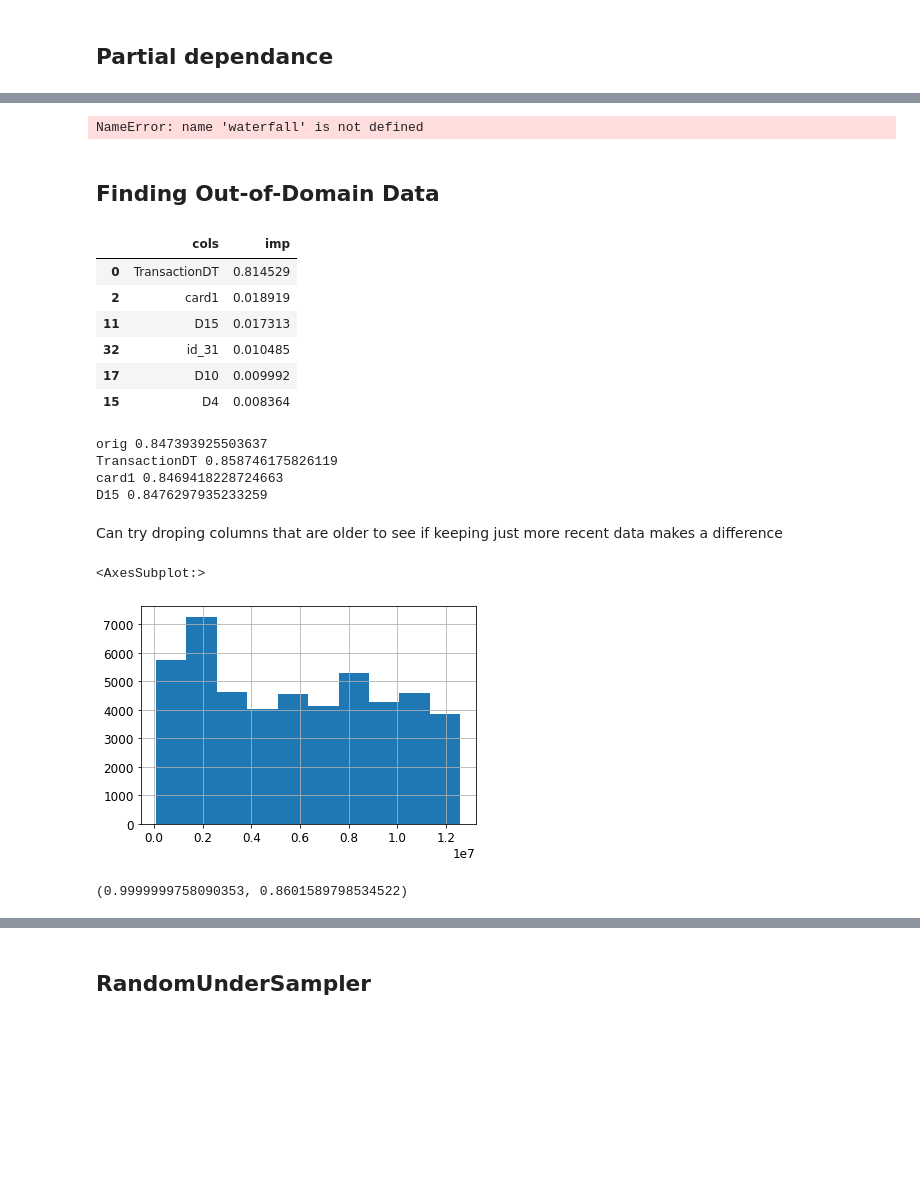
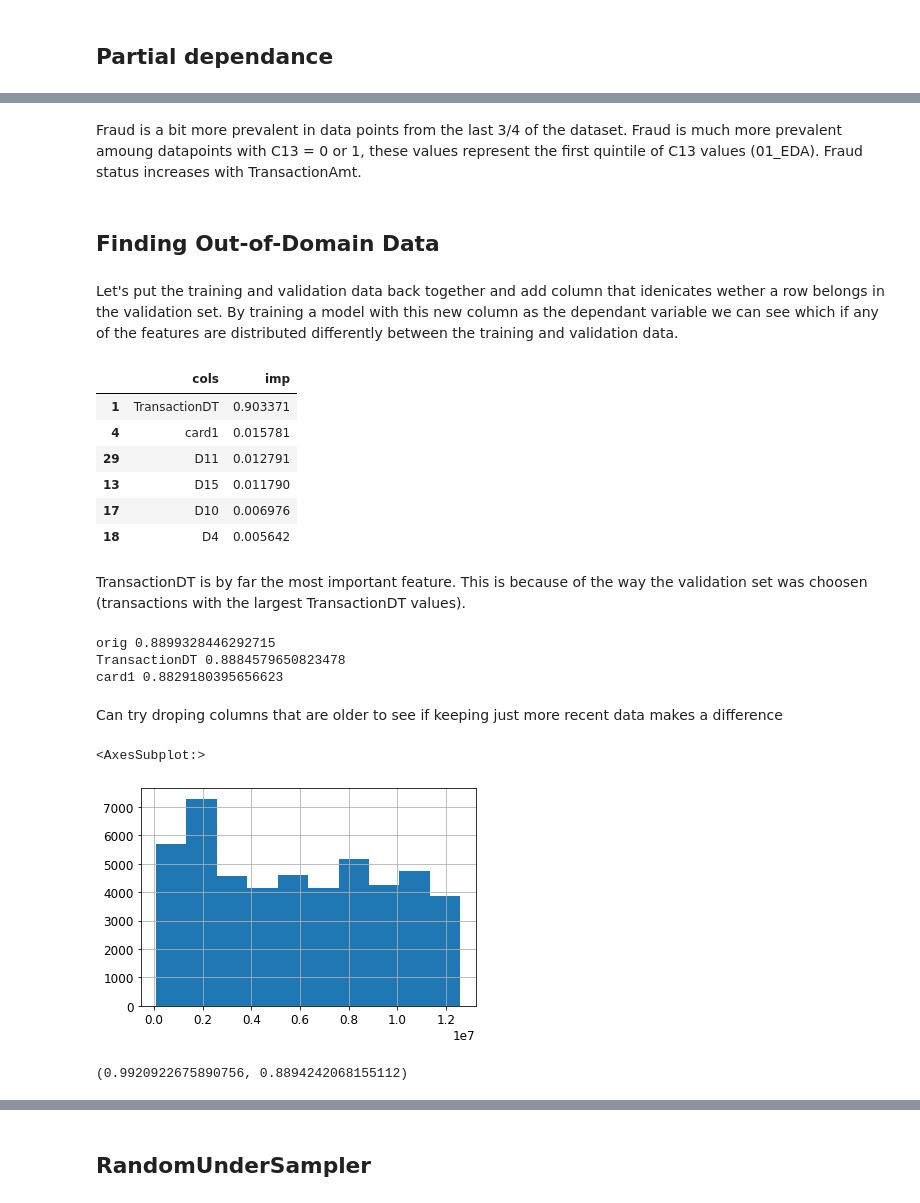
Before and after one commit to BoronII/fraud-detection-pytorch-scikit-fastai, a Jupyter notebook: 02_RF without feature engineering and without V features.ipynb, the cells around one changed output, grey strips where cells are left out. Saved outputs shown, nothing was run; the diff lists cells and outputs as text; code cells hidden in the pictures; blank space fills up the shorter version.

```diff
--- a/02_RF without feature engineering and without V features.ipynb
+++ b/02_RF without feature engineering and without V features.ipynb
@@ -959,3 +939,3 @@ xs_final.shape, valid_xs_final.shape
 # %%
-xs_final = (path/'xs_final.pkl').load()
-valid_xs_final = (path/'valid_xs_final.pkl').load()
+xs_imp = (path/'xs_imp.pkl').load()
+valid_xs_imp = (path/'valid_xs_imp.pkl').load()
@@ -1052,41 +987,51 @@ assert torch.allclose(torch.tensor(prediction[0,1]), torch.tensor(bias[0,1] + co
-# %%
-waterfall(valid_xs_final.columns, contributions[1][:,1], threshold=0.08,
-          rotation_value=90, formatting='{:,.3f}')
-# %% [output]
-NameError: name 'waterfall' is not defined
+# %% [markdown]
+Fraud is a bit more prevalent in data points from the last 3/4 of the dataset.
+Fraud is much more prevalent amoung datapoints with C13 = 0 or 1, these values represent the first quintile of C13 values (01_EDA). Fraud status increases with TransactionAmt.
 # %% [markdown]
 ## Finding Out-of-Domain Data
+# %% [markdown]
+Let's put the training and validation data back together and add column that idenicates wether a row belongs in the validation set. By training a model with this new column as the dependant variable we can see which if any of the features are distributed differently between the training and validation data.
 # %%
-df_dom = pd.concat([xs_final, valid_xs_final])
-is_valid = np.array([0]*len(xs_final) + [1]*len(valid_xs_final))
+df_dom = pd.concat([xs_imp, valid_xs_imp])
+is_valid = np.array([0]*len(xs_imp) + [1]*len(valid_xs_imp))
 
-m = rf(df_dom, is_valid)
+m = rf(df_dom, is_valid, n_estimators=200,
+       class_weight='balanced', criterion='entropy',
+       max_features='sqrt', max_leaf_nodes=500,
+       min_samples_split=5, min_samples_leaf=5)
 rf_feature_importance(m, df_dom)[:6]
 # %% [output]
 |  | cols | imp |
-| 0 | TransactionDT | 0.814529 |
-| 2 | card1 | 0.018919 |
-| 11 | D15 | 0.017313 |
-| 32 | id_31 | 0.010485 |
-| 17 | D10 | 0.009992 |
-| 15 | D4 | 0.008364 |
+| 1 | TransactionDT | 0.903371 |
+| 4 | card1 | 0.015781 |
+| 29 | D11 | 0.012791 |
+| 13 | D15 | 0.011790 |
+| 17 | D10 | 0.006976 |
+| 18 | D4 | 0.005642 |
+# %% [markdown]
+TransactionDT is by far the most important feature. This is because of the way the validation set was choosen (transactions with the largest TransactionDT values).
 # %%
-m = rf(xs_final, y, n_estimators=200,  criterion='entropy', class_weight='balanced')
-print('orig', m_roc(valid_y, valid_xs_final))
+m = rf(xs_imp, y, n_estimators=200,
+       class_weight='balanced', criterion='entropy',
+       max_features='sqrt', max_leaf_nodes=500,
+       min_samples_split=5, min_samples_leaf=5)
+print('orig', m_roc(valid_y, valid_xs_imp))
 
-for c in ('TransactionDT','card1','D15'):
-    m = rf(xs_final.drop(c,axis=1), y, n_estimators=200,  criterion='entropy', class_weight='balanced')
-    print(c, m_roc(valid_y, valid_xs_final.drop(c,axis=1)))
+for c in ('TransactionDT','card1'):
+    m = rf(xs_imp.drop(c,axis=1), y, n_estimators=200,
+       class_weight='balanced', criterion='entropy',
+       max_features='sqrt', max_leaf_nodes=500,
+       min_samples_split=5, min_samples_leaf=5)
+    print(c, m_roc(valid_y, valid_xs_imp.drop(c,axis=1)))
 # %% [output]
-orig 0.847393925503637
-TransactionDT 0.858746175826119
-card1 0.8469418228724663
-D15 0.8476297935233259
+orig 0.8899328446292715
+TransactionDT 0.8884579650823478
+card1 0.8829180395656623
 # %% [markdown]
 Can try droping columns that are older to see if keeping just more recent data makes a difference
 # %%
-xs['TransactionDT'].hist()
+xs_imp['TransactionDT'].hist()
 # %% [output]
 <AxesSubplot:>
-[figure, old version]
+[figure, new version]
 # %%
@@ -1095,6 +1040,9 @@ xs_filt = xs_final[filt]
 y_filt = y[filt]
 # %%
-m = rf(xs_filt, y_filt, n_estimators=1000, criterion='entropy', class_weight='balanced')
+m = rf(xs_filt, y_filt, n_estimators=200,
+       class_weight='balanced', criterion='entropy',
+       max_features='sqrt', max_leaf_nodes=500,
+       min_samples_split=5, min_samples_leaf=5)
 m_roc(y_filt, xs_filt), m_roc(valid_y, valid_xs_final)
 # %% [output]
-(0.9999999758090353, 0.8601589798534522)
+(0.9920922675890756, 0.8894242068155112)
```
Also changed, not shown: parts of 46 cells of this notebook.
